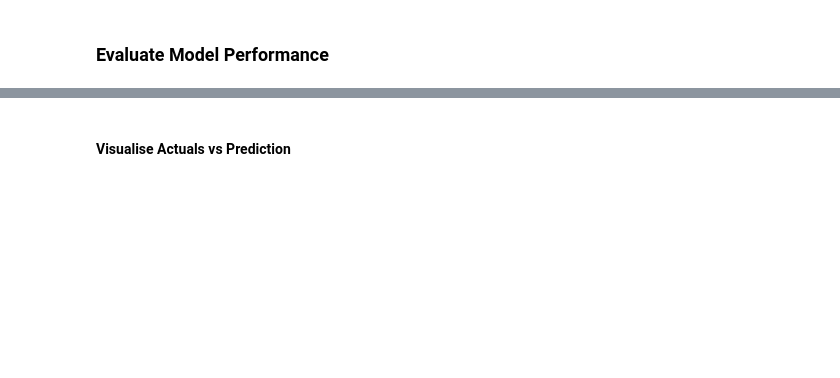
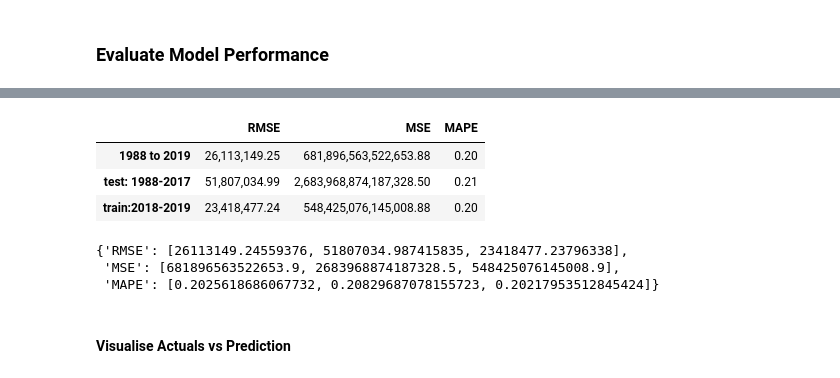
Before and after one commit to brigittesullivan/w30-final-lhl-project, a Jupyter notebook: 3. Modelling_Optimization.ipynb, the cells around one changed output, grey strips where cells are left out. Drawn from its saved outputs; the diff is of its cells as text; code cells hidden in the pictures; blank space fills up the shorter version.

```diff
--- a/3. Modelling_Optimization.ipynb
+++ b/3. Modelling_Optimization.ipynb
@@ -189,4 +187,41 @@ model_eval_exp
 384 rows × 5 columns
+# %%
+#split results for test and train to get metrics for each.
+model_eval_exp_train = df_year_filter(model_eval_exp, 1988, 2017)
+model_eval_exp_test = df_year_filter(model_eval_exp, 2018, 2019)
+# %%
+## Baseline Model Documentation:
+
+baseline_rmse = mean_squared_error(model_eval_exp['y-predicted'],model_eval_exp['y-actual'], squared = False)
+baseline_rmse_test = mean_squared_error(model_eval_exp_test['y-predicted'],model_eval_exp_test['y-actual'], squared = False)
+baseline_rmse_train =  mean_squared_error(model_eval_exp_train['y-predicted'],model_eval_exp_train['y-actual'], squared = False)
+
+baseline_mse = mean_squared_error(model_eval_exp['y-predicted'],model_eval_exp['y-actual'], squared = True)
+baseline_mse_test = mean_squared_error(model_eval_exp_test['y-predicted'],model_eval_exp_test['y-actual'], squared = True)
+baseline_mse_train =  mean_squared_error(model_eval_exp_train['y-predicted'],model_eval_exp_train['y-actual'], squared = True)
+
+# print(f'baseline rmse for 1988 to 2019 {baseline_rmse} \n baseline mse for 1988 to 2019 {baseline_mse}')
+
+mape_val = mean_absolute_percentage_error(model_eval_exp['y-predicted'],model_eval_exp['y-actual'])
+mape_val_test =mean_absolute_percentage_error(model_eval_exp_test['y-predicted'],model_eval_exp_test['y-actual'])
+mape_val_train = mean_absolute_percentage_error(model_eval_exp_train['y-predicted'],model_eval_exp_train['y-actual'])
+
+# print(f'mape for 1988 to 2019 {mape_val}')
+baseline_results_dict = {'RMSE':[baseline_rmse,baseline_rmse_test,baseline_rmse_train], 'MSE':[baseline_mse,baseline_mse_test,baseline_mse_train],
+'MAPE':[mape_val,mape_val_test,mape_val_train]}
+baseline_results = pd.DataFrame(data=baseline_results_dict, index = ['1988 to 2019', 'test: 1988-2017', 'train:2018-2019'])
+baseline_results
+# %% [output]
+|  | RMSE | MSE | MAPE |
+| 1988 to 2019 | 26,113,149.25 | 681,896,563,522,653.88 | 0.20 |
+| test: 1988-2017 | 51,807,034.99 | 2,683,968,874,187,328.50 | 0.21 |
+| train:2018-2019 | 23,418,477.24 | 548,425,076,145,008.88 | 0.20 |
+# %%
+baseline_results_dict
+# %% [output]
+{'RMSE': [26113149.24559376, 51807034.987415835, 23418477.23796338],
+ 'MSE': [681896563522653.9, 2683968874187328.5, 548425076145008.9],
+ 'MAPE': [0.2025618686067732, 0.20829687078155723, 0.20217953512845424]}
 # %% [markdown]
 #### Visualise Actuals vs Prediction
 # %%
```
Also changed, not shown: parts of 12 cells of this notebook, 1 other file.
